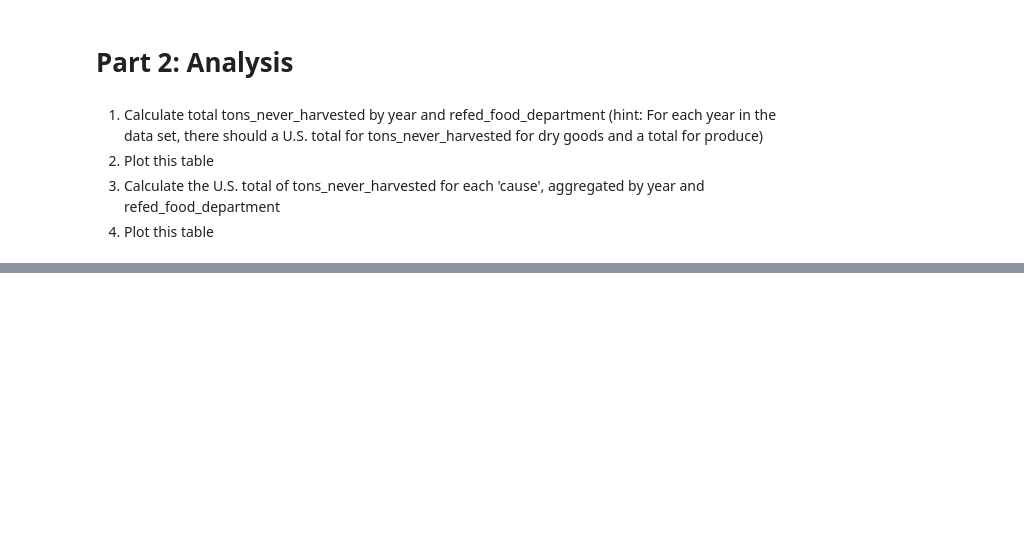
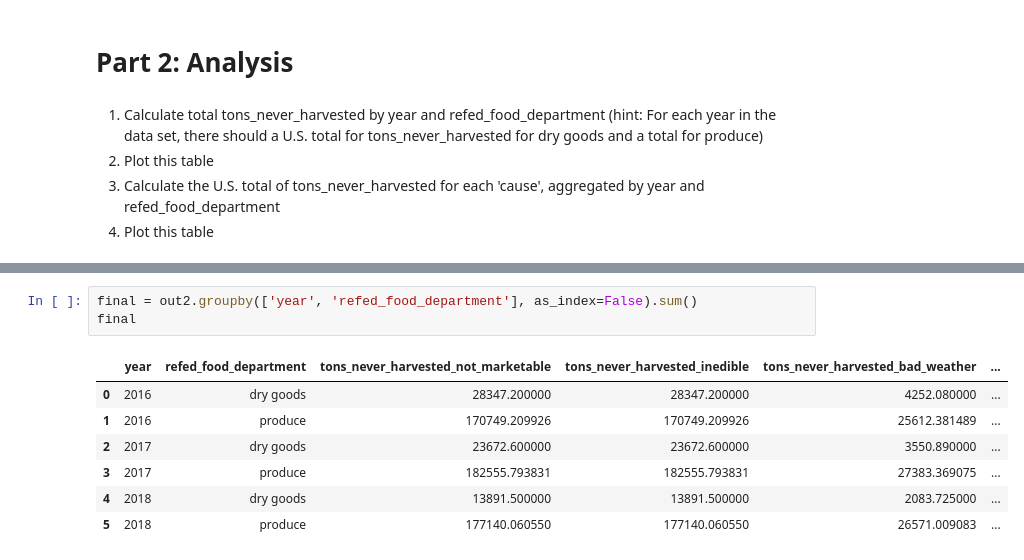
Before and after one commit to margieh/Food_Waste_Data_Cleaning_Automation, a Jupyter notebook: REFED_pipeline.ipynb, the cells around one changed output, grey strips where cells are left out. Drawn from its saved outputs; the diff is of its cells as text; blank space fills up the shorter version.

```diff
--- a/REFED_pipeline.ipynb
+++ b/REFED_pipeline.ipynb
@@ -419,0 +456,11 @@ nh_by_cause_df
+# %%
+final = out2.groupby(['year', 'refed_food_department'], as_index=False).sum()
+final
+# %% [output]
+|  | year | refed_food_department | tons_never_harvested_not_marketable | tons_never_harvested_inedible | tons_never_harvested_bad_weather | ... |
+| 0 | 2016 | dry goods | 28347.200000 | 28347.200000 | 4252.080000 | ... |
+| 1 | 2016 | produce | 170749.209926 | 170749.209926 | 25612.381489 | ... |
+| 2 | 2017 | dry goods | 23672.600000 | 23672.600000 | 3550.890000 | ... |
+| 3 | 2017 | produce | 182555.793831 | 182555.793831 | 27383.369075 | ... |
+| 4 | 2018 | dry goods | 13891.500000 | 13891.500000 | 2083.725000 | ... |
+| 5 | 2018 | produce | 177140.060550 | 177140.060550 | 26571.009083 | ... |
```
Also changed, not shown: parts of 14 cells of this notebook.
